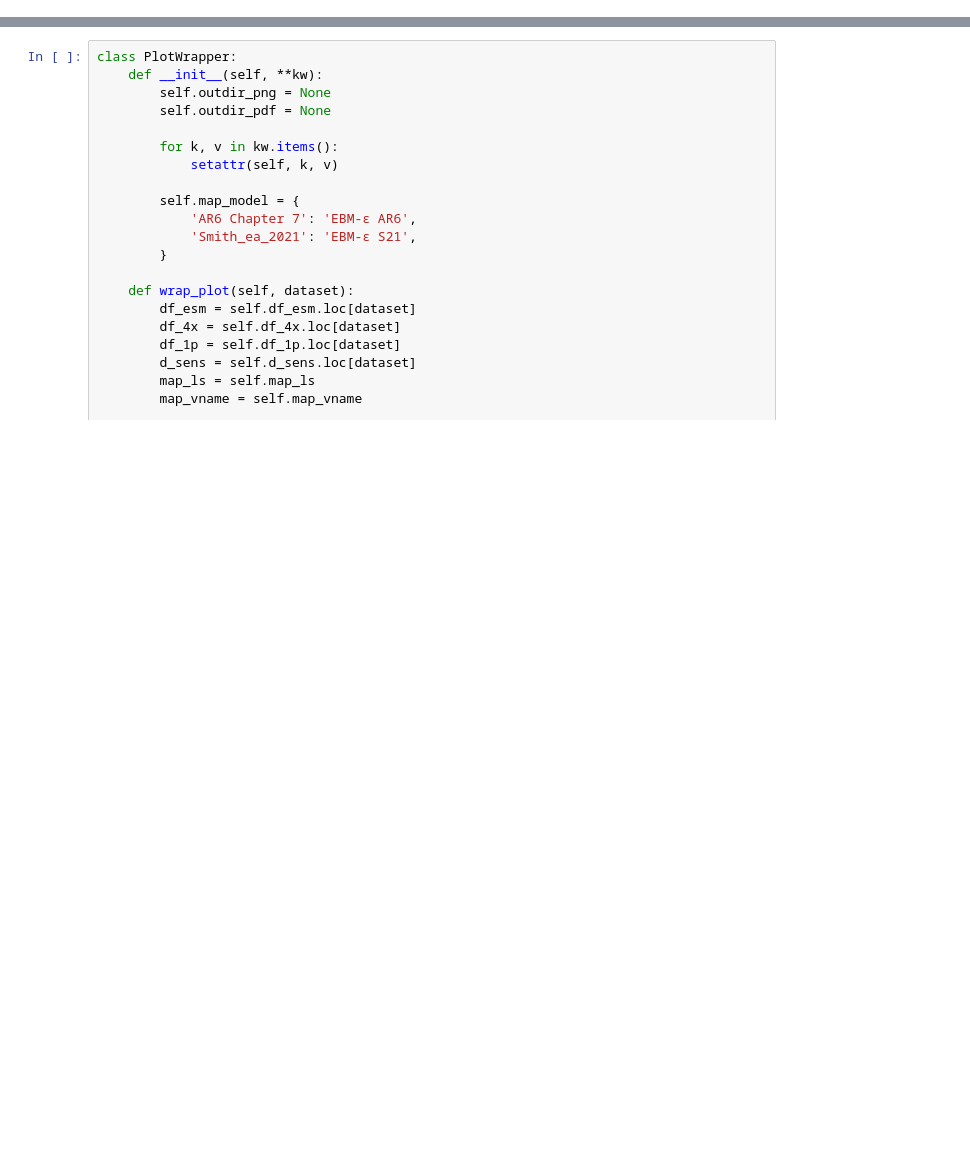
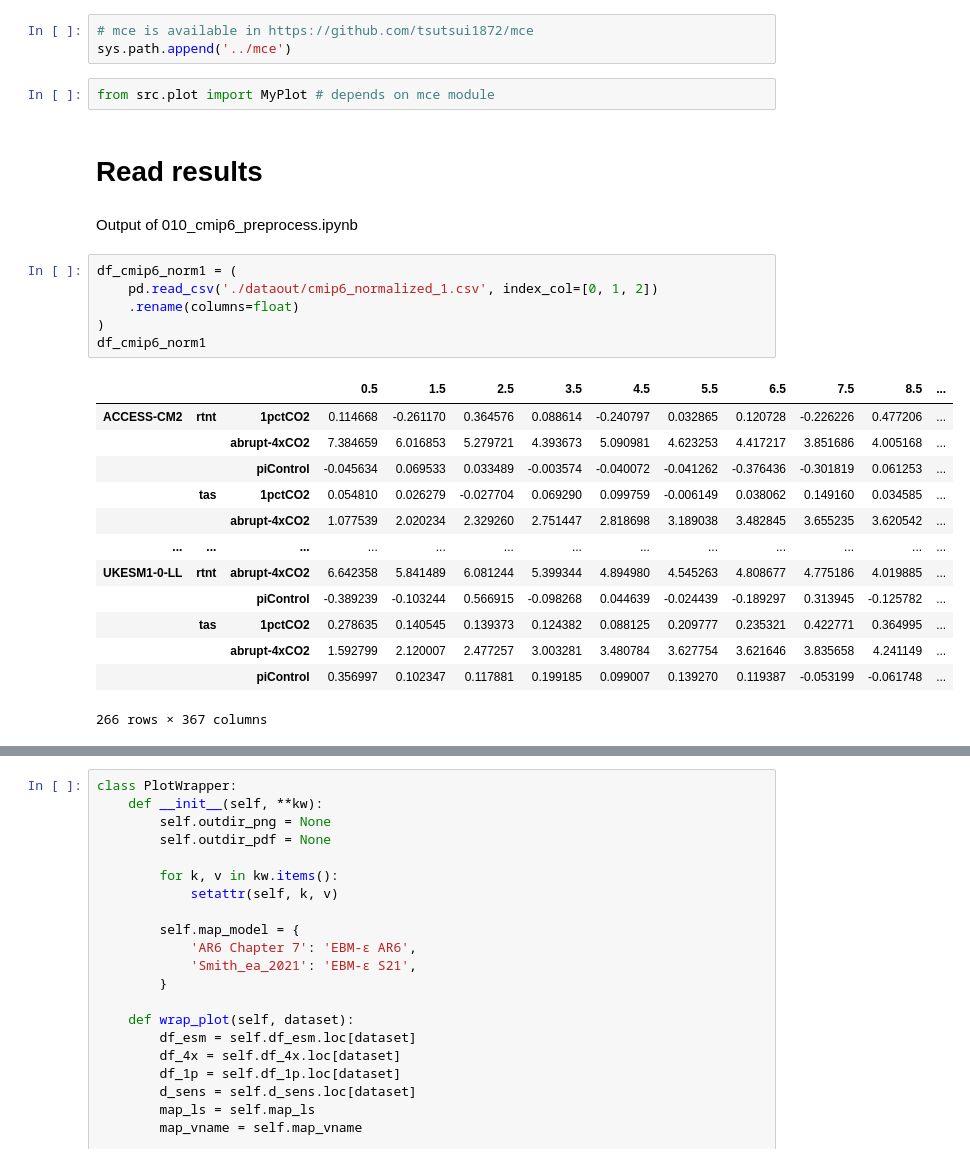
Before and after one commit to tsutsui1872/ar6-tlm, a Jupyter notebook: notebook/022_postproc.ipynb, the cells around one changed output, grey strips where cells are left out. Drawn from its saved outputs; the diff is of its cells as text; blank space fills up the shorter version.

```diff
--- a/notebook/022_postproc.ipynb
+++ b/notebook/022_postproc.ipynb
@@ -0,0 +12,29 @@
+# %%
+# mce is available in https://github.com/tsutsui1872/mce
+sys.path.append('../mce')
+# %%
+from src.plot import MyPlot # depends on mce module
+# %% [markdown]
+# Read results
+# %% [markdown]
+Output of 010_cmip6_preprocess.ipynb
+# %%
+df_cmip6_norm1 = (
+    pd.read_csv('./dataout/cmip6_normalized_1.csv', index_col=[0, 1, 2])
+    .rename(columns=float)
+)
+df_cmip6_norm1
+# %% [output]
+|  |  |  | 0.5 | 1.5 | 2.5 | 3.5 | 4.5 | 5.5 | 6.5 | 7.5 | 8.5 | ... |
+| ACCESS-CM2 | rtnt | 1pctCO2 | 0.114668 | -0.261170 | 0.364576 | 0.088614 | -0.240797 | 0.032865 | 0.120728 | -0.226226 | 0.477206 | ... |
+|  |  | abrupt-4xCO2 | 7.384659 | 6.016853 | 5.279721 | 4.393673 | 5.090981 | 4.623253 | 4.417217 | 3.851686 | 4.005168 | ... |
+|  |  | piControl | -0.045634 | 0.069533 | 0.033489 | -0.003574 | -0.040072 | -0.041262 | -0.376436 | -0.301819 | 0.061253 | ... |
+|  | tas | 1pctCO2 | 0.054810 | 0.026279 | -0.027704 | 0.069290 | 0.099759 | -0.006149 | 0.038062 | 0.149160 | 0.034585 | ... |
+|  |  | abrupt-4xCO2 | 1.077539 | 2.020234 | 2.329260 | 2.751447 | 2.818698 | 3.189038 | 3.482845 | 3.655235 | 3.620542 | ... |
+| ... | ... | ... | ... | ... | ... | ... | ... | ... | ... | ... | ... | ... |
+| UKESM1-0-LL | rtnt | abrupt-4xCO2 | 6.642358 | 5.841489 | 6.081244 | 5.399344 | 4.894980 | 4.545263 | 4.808677 | 4.775186 | 4.019885 | ... |
+|  |  | piControl | -0.389239 | -0.103244 | 0.566915 | -0.098268 | 0.044639 | -0.024439 | -0.189297 | 0.313945 | -0.125782 | ... |
+|  | tas | 1pctCO2 | 0.278635 | 0.140545 | 0.139373 | 0.124382 | 0.088125 | 0.209777 | 0.235321 | 0.422771 | 0.364995 | ... |
+|  |  | abrupt-4xCO2 | 1.592799 | 2.120007 | 2.477257 | 3.003281 | 3.480784 | 3.627754 | 3.621646 | 3.835658 | 4.241149 | ... |
+|  |  | piControl | 0.356997 | 0.102347 | 0.117881 | 0.199185 | 0.099007 | 0.139270 | 0.119387 | -0.053199 | -0.061748 | ... |
+266 rows × 367 columns
```
Also changed, not shown: parts of 12 cells of this notebook.
